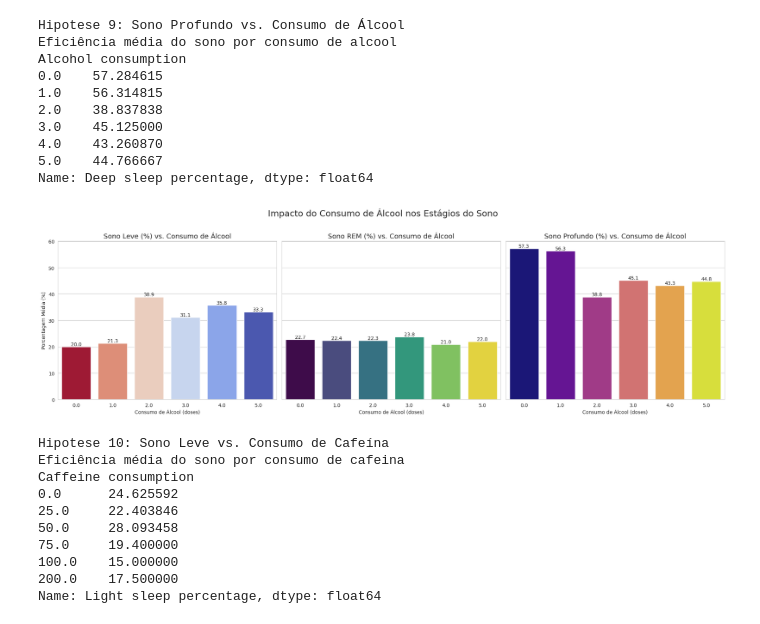
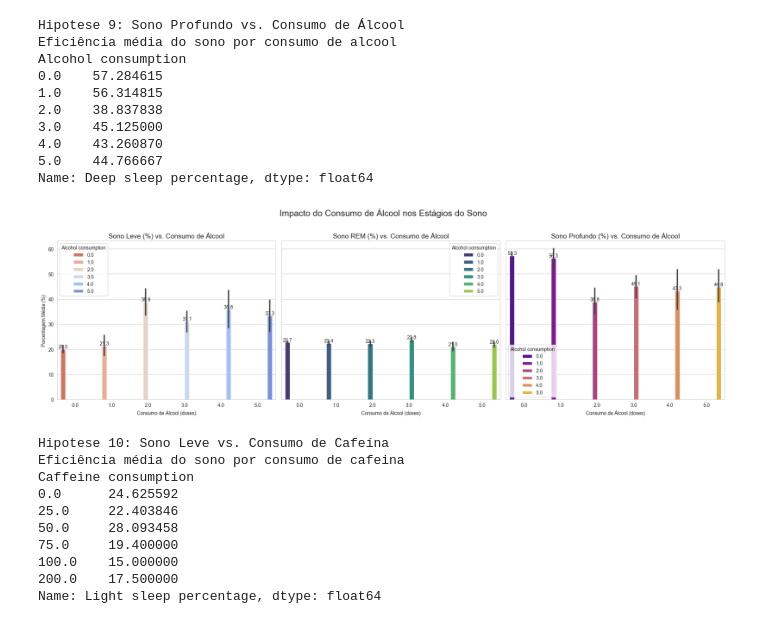
Before and after one commit to Alan-oliveir/hypnos-data, a Jupyter notebook: notebooks/01_analise_exploratoria.ipynb, the cells around one changed output. Cells and saved outputs as stored; diff of their text form; code cells hidden in the pictures.

```diff
--- a/notebooks/01_analise_exploratoria.ipynb
+++ b/notebooks/01_analise_exploratoria.ipynb
@@ -350,13 +386,16 @@ titles = ['Distribuição por Gênero', 'Distribuição por Status de Fumante',
 
 # Loop para criar cada gráfico
 for i, col in enumerate(qual_cols):
+    # Remover NaN antes de plotar
+    data_to_plot = df_tratado[col].dropna()
+
     if col == 'Exercise frequency':
-        order = sorted(df_tratado[col].unique())
+        order = sorted(data_to_plot.unique())
     else:
-        order = df_tratado[col].value_counts().index
+        order = data_to_plot.value_counts().index
 
     # Cria o gráfico de contagem
-    ax = sns.countplot(data=df_tratado, x=col, hue=col, ax=axes[i], palette='pastel', order=order, legend=False)
+    ax = sns.countplot(data=df_tratado, x=col, hue=col, ax=axes[i], palette='pastel', order=order)
     axes[i].set_title(titles[i])
     axes[i].set_ylabel('Contagem')
     axes[i].set_xlabel('')
@@ -364,11 +403,12 @@ for i, col in enumerate(qual_cols):
     # Loop que passa por cada barra (patch) no gráfico
     for p in ax.patches:
         height = p.get_height()
-        ax.annotate(f'{int(height)}',
-                    (p.get_x() + p.get_width() / 2., height),
-                    ha='center', va='center',
-                    xytext=(0, 5),
-                    textcoords='offset points')
+        if height > 0:  # Só anotar se houver valores
+            ax.annotate(f'{int(height)}',
+                        (p.get_x() + p.get_width() / 2., height),
+                        ha='center', va='center',
+                        xytext=(0, 5),
+                        textcoords='offset points')
 
 plt.tight_layout(rect=[0, 0.03, 1, 0.95])
 plt.show()
@@ -521,23 +561,22 @@ fig, axes = plt.subplots(1, 3, figsize=(20, 6), sharey=True)
 fig.suptitle('Impacto da Frequência de Exercícios nos Estágios do Sono', fontsize=18, y=1.02)
 
 # Gráfico 1: Hipótese 4 - Sono Leve
-ax1 = sns.barplot(data=df_tratado, x='Exercise frequency', y='Light sleep percentage', ax=axes[0], palette='coolwarm_r', errorbar=None, hue='Exercise frequency', legend=False)
+ax1 = sns.barplot(data=df_tratado, x='Exercise frequency', y='Light sleep percentage', ax=axes[0], palette='coolwarm_r', hue='Exercise frequency')
 axes[0].set_title('Sono Leve (%) vs. Exercícios', fontsize=14)
 axes[0].set_xlabel('Frequência de Exercícios (dias/semana)')
 axes[0].set_ylabel('Porcentagem Média (%)')
 
 # Gráfico 2: Hipótese 5 - Sono REM
-ax2 = sns.barplot(data=df_tratado, x='Exercise frequency', y='REM sleep percentage', ax=axes[1], palette='viridis', errorbar=None, hue='Exercise frequency', legend=False)
+ax2 = sns.barplot(data=df_tratado, x='Exercise frequency', y='REM sleep percentage', ax=axes[1], palette='viridis', hue='Exercise frequency')
 axes[1].set_title('Sono REM (%) vs. Exercícios', fontsize=14)
 axes[1].set_xlabel('Frequência de Exercícios (dias/semana)')
 axes[1].set_ylabel('')
 
 # Gráfico 3: Hipótese 6 - Sono Profundo
-ax3 = sns.barplot(data=df_tratado, x='Exercise frequency', y='Deep sleep percentage', ax=axes[2], palette='plasma', errorbar=None, hue='Exercise frequency', legend=False)
+ax3 = sns.barplot(data=df_tratado, x='Exercise frequency', y='Deep sleep percentage', ax=axes[2], palette='plasma', hue='Exercise frequency')
 axes[2].set_title('Sono Profundo (%) vs. Exercícios', fontsize=14)
 axes[2].set_xlabel('Frequência de Exercícios (dias/semana)')
 axes[2].set_ylabel('')
-
 
 # --- CÓDIGO ADICIONADO PARA EXIBIR OS VALORES ---
 # Loop que passa por cada um dos três gráficos (ax1, ax2, ax3)
@@ -619,37 +658,37 @@ fig, axes = plt.subplots(1, 3, figsize=(20, 6), sharey=True)
 fig.suptitle('Impacto do Consumo de Álcool nos Estágios do Sono', fontsize=18, y=1.02)
 
 # Gráfico 1: Hipótese 7 - Sono Leve (COM CORREÇÃO)
-ax1 = sns.barplot(data=df_tratado, x='Alcohol consumption', y='Light sleep percentage', ax=axes[0], palette='coolwarm_r', errorbar=None, hue='Alcohol consumption', legend=False)
+ax1 = sns.barplot(data=df_tratado, x='Alcohol consumption', y='Light sleep percentage', ax=axes[0], palette='coolwarm_r', hue='Alcohol consumption')
 axes[0].set_title('Sono Leve (%) vs. Consumo de Álcool', fontsize=14)
 axes[0].set_xlabel('Consumo de Álcool (doses)')
 axes[0].set_ylabel('Porcentagem Média (%)')
 
 # Gráfico 2: Hipótese 8 - Sono REM (COM CORREÇÃO)
-ax2 = sns.barplot(data=df_tratado, x='Alcohol consumption', y='REM sleep percentage', ax=axes[1], palette='viridis', errorbar=None, hue='Alcohol consumption', legend=False)
+ax2 = sns.barplot(data=df_tratado, x='Alcohol consumption', y='REM sleep percentage', ax=axes[1], palette='viridis', hue='Alcohol consumption')
 axes[1].set_title('Sono REM (%) vs. Consumo de Álcool', fontsize=14)
 axes[1].set_xlabel('Consumo de Álcool (doses)')
 axes[1].set_ylabel('')
 
 # Gráfico 3: Hipótese 9 - Sono Profundo (COM CORREÇÃO)
-ax3 = sns.barplot(data=df_tratado, x='Alcohol consumption', y='Deep sleep percentage', ax=axes[2], palette='plasma', errorbar=None, hue='Alcohol consumption', legend=False)
+ax3 = sns.barplot(data=df_tratado, x='Alcohol consumption', y='Deep sleep percentage', ax=axes[2], palette='plasma', hue='Alcohol consumption')
 axes[2].set_title('Sono Profundo (%) vs. Consumo de Álcool', fontsize=14)
 axes[2].set_xlabel('Consumo de Álcool (doses)')
 axes[2].set_ylabel('')
 
 # Loop para adicionar os valores em CADA gráfico
 for ax in [ax1, ax2, ax3]:
   for p in ax.patches:
       height = p.get_height()
       ax.annotate(f'{height:.1f}', # Formata o número para ter 1 casa decimal
                   (p.get_x() + p.get_width() / 2., height),
                   ha='center', va='center',
                   xytext=(0, 5),
                   textcoords='offset points')
 
 plt.tight_layout()
 plt.show()
 # %% [output]
-[figure, old version]
+[figure, new version]
 # %%
 # @title Hipótese 10: Sono Leve vs. Consumo de Cafeína
 
```
Also changed, not shown: parts of 12 cells of this notebook, 7 other files.
